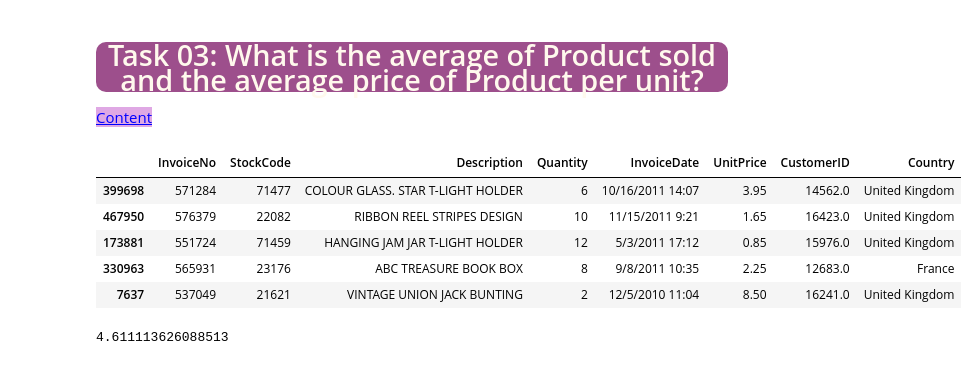
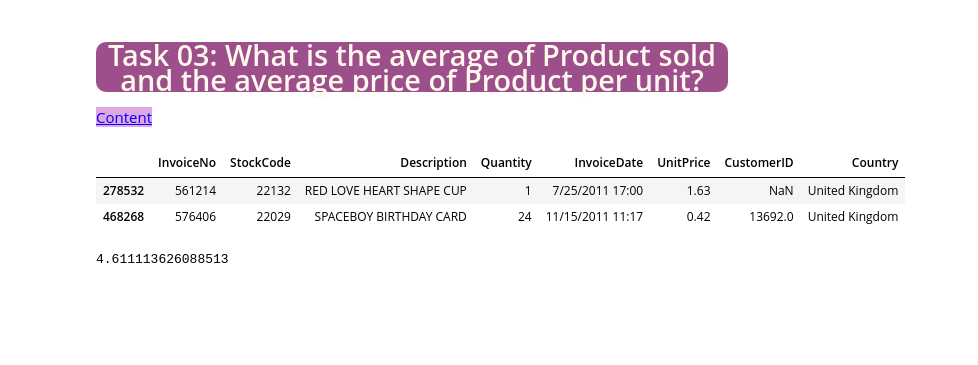
Before and after one commit to muhsinayaz/Assignment, a Jupyter notebook: 16-08-2022/Assignment_02_Student.ipynb, the cells around one changed output. Cells and saved outputs as stored; diff of their text form; code cells hidden in the pictures; blank space fills up the shorter version.

```diff
--- a/16-08-2022/Assignment_02_Student.ipynb
+++ b/16-08-2022/Assignment_02_Student.ipynb
@@ -212,14 +212,11 @@ style="color:blue; background-color:#dfa8e4" data-toggle="popover">Content</a>
 # %%
 df = ecom.copy()
 # %%
-df.sample(5)
+df.sample(2)
 # %% [output]
 |  | InvoiceNo | StockCode | Description | Quantity | InvoiceDate | UnitPrice | CustomerID | Country |
-| 399698 | 571284 | 71477 | COLOUR GLASS. STAR T-LIGHT HOLDER | 6 | 10/16/2011 14:07 | 3.95 | 14562.0 | United Kingdom |
-| 467950 | 576379 | 22082 | RIBBON REEL STRIPES DESIGN | 10 | 11/15/2011 9:21 | 1.65 | 16423.0 | United Kingdom |
-| 173881 | 551724 | 71459 | HANGING JAM JAR T-LIGHT HOLDER | 12 | 5/3/2011 17:12 | 0.85 | 15976.0 | United Kingdom |
-| 330963 | 565931 | 23176 | ABC TREASURE BOOK BOX | 8 | 9/8/2011 10:35 | 2.25 | 12683.0 | France |
-| 7637 | 537049 | 21621 | VINTAGE UNION JACK BUNTING | 2 | 12/5/2010 11:04 | 8.50 | 16241.0 | United Kingdom |
+| 278532 | 561214 | 22132 | RED LOVE HEART SHAPE CUP | 1 | 7/25/2011 17:00 | 1.63 | NaN | United Kingdom |
+| 468268 | 576406 | 22029 | SPACEBOY BIRTHDAY CARD | 24 | 11/15/2011 11:17 | 0.42 | 13692.0 | United Kingdom |
 # %%
 # YOUR CODE IS HERE
 
```
Also changed, not shown: parts of 17 cells of this notebook.
